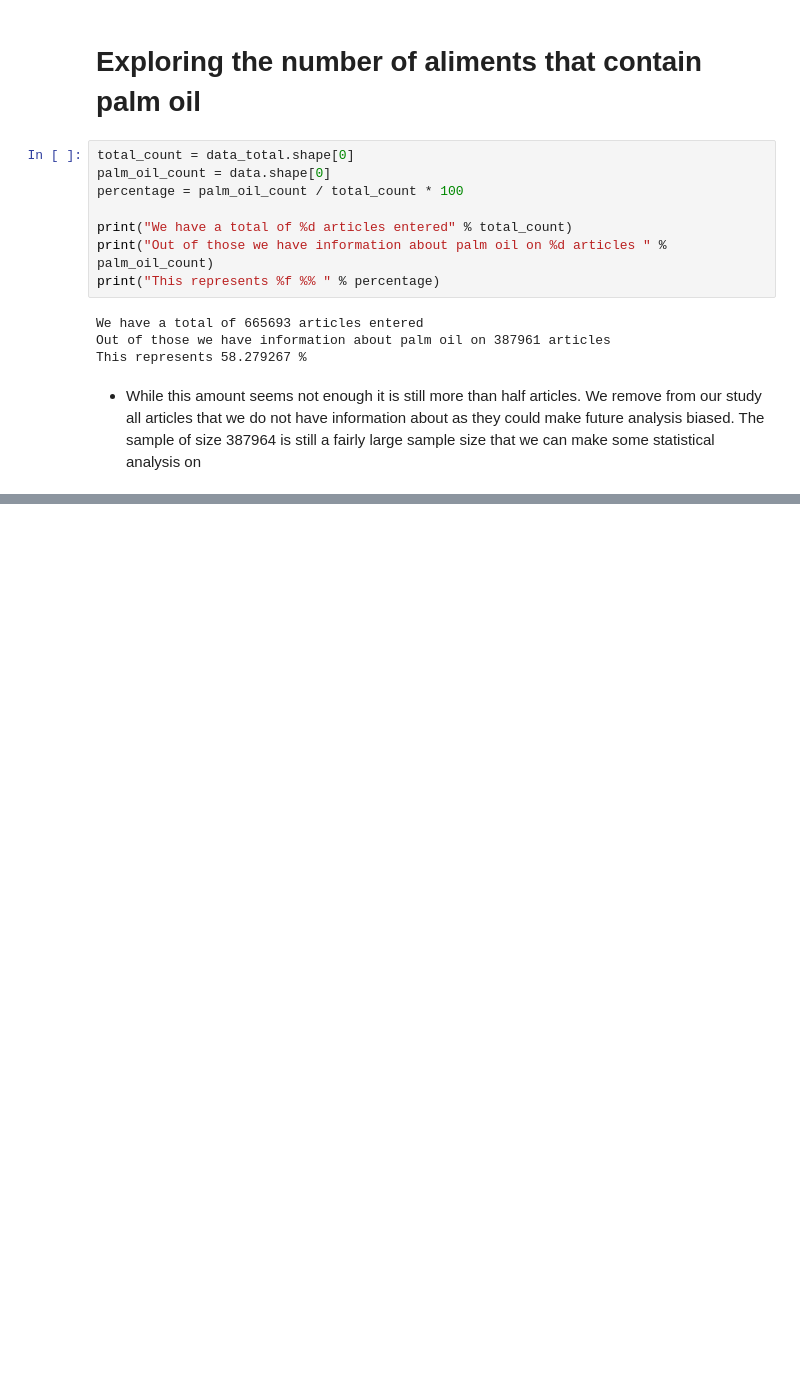
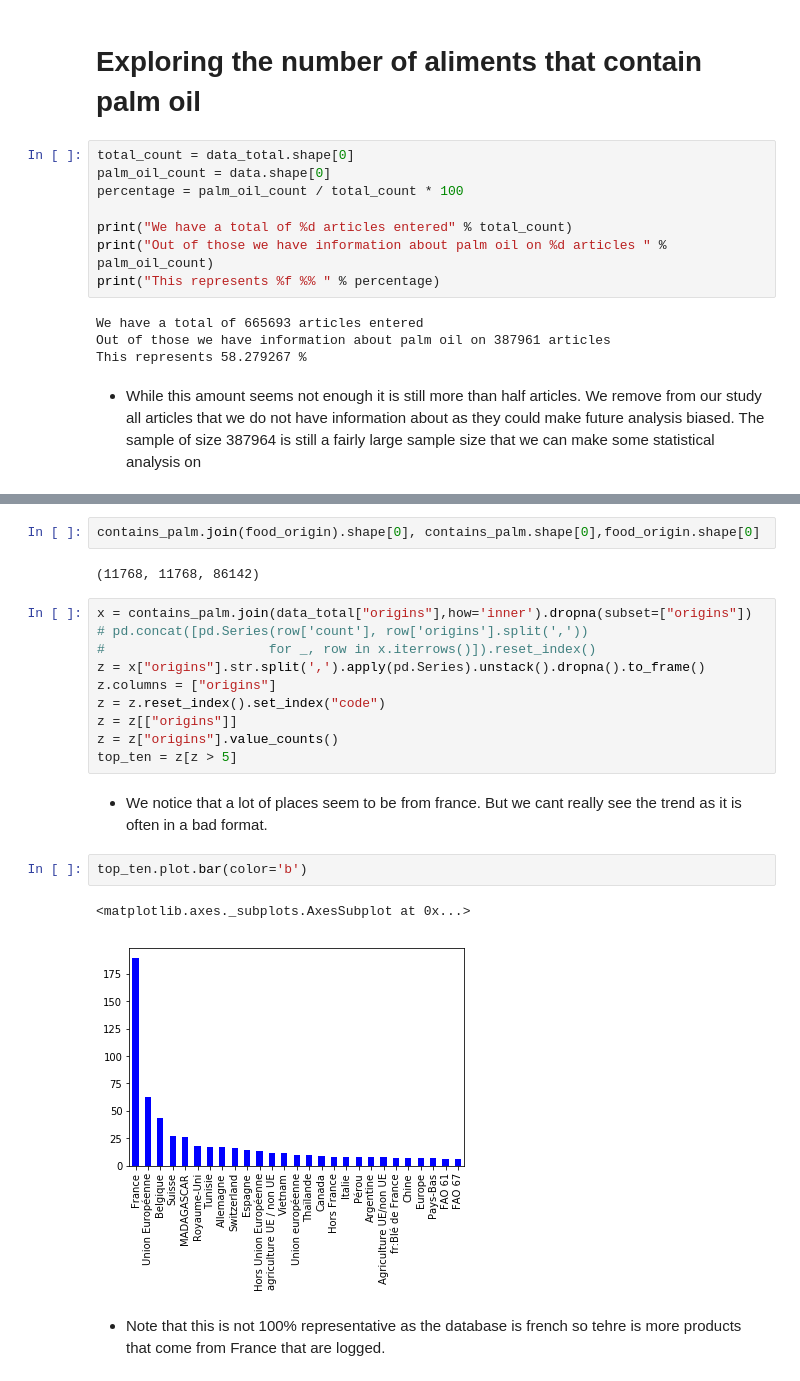
Before and after one commit to lanzrein/ada_project, a Jupyter notebook: PalmOil.ipynb, the cells around one changed output, grey strips where cells are left out. Drawn from its saved outputs; the diff is of its cells as text; blank space fills up the shorter version.

```diff
--- a/PalmOil.ipynb
+++ b/PalmOil.ipynb
@@ -53,0 +105,23 @@ contains_palm['inde'.plot.bar(logy=True)
+# %%
+contains_palm.join(food_origin).shape[0], contains_palm.shape[0],food_origin.shape[0]
+# %% [output]
+(11768, 11768, 86142)
+# %%
+x = contains_palm.join(data_total["origins"],how='inner').dropna(subset=["origins"])
+# pd.concat([pd.Series(row['count'], row['origins'].split(','))
+#                     for _, row in x.iterrows()]).reset_index()
+z = x["origins"].str.split(',').apply(pd.Series).unstack().dropna().to_frame()
+z.columns = ["origins"]
+z = z.reset_index().set_index("code")
+z = z[["origins"]]
+z = z["origins"].value_counts()
+top_ten = z[z > 5]
+# %% [markdown]
+- We notice that a lot of places seem to be from france. But we cant really see the trend as it is often in a bad format.
+# %%
+top_ten.plot.bar(color='b')
+# %% [output]
+<matplotlib.axes._subplots.AxesSubplot at 0x...>
+[figure, added]
+# %% [markdown]
+- Note that this is not 100% representative as the database is french so tehre is more products that come from France that are logged.
```
Also changed, not shown: parts of 9 cells of this notebook.
